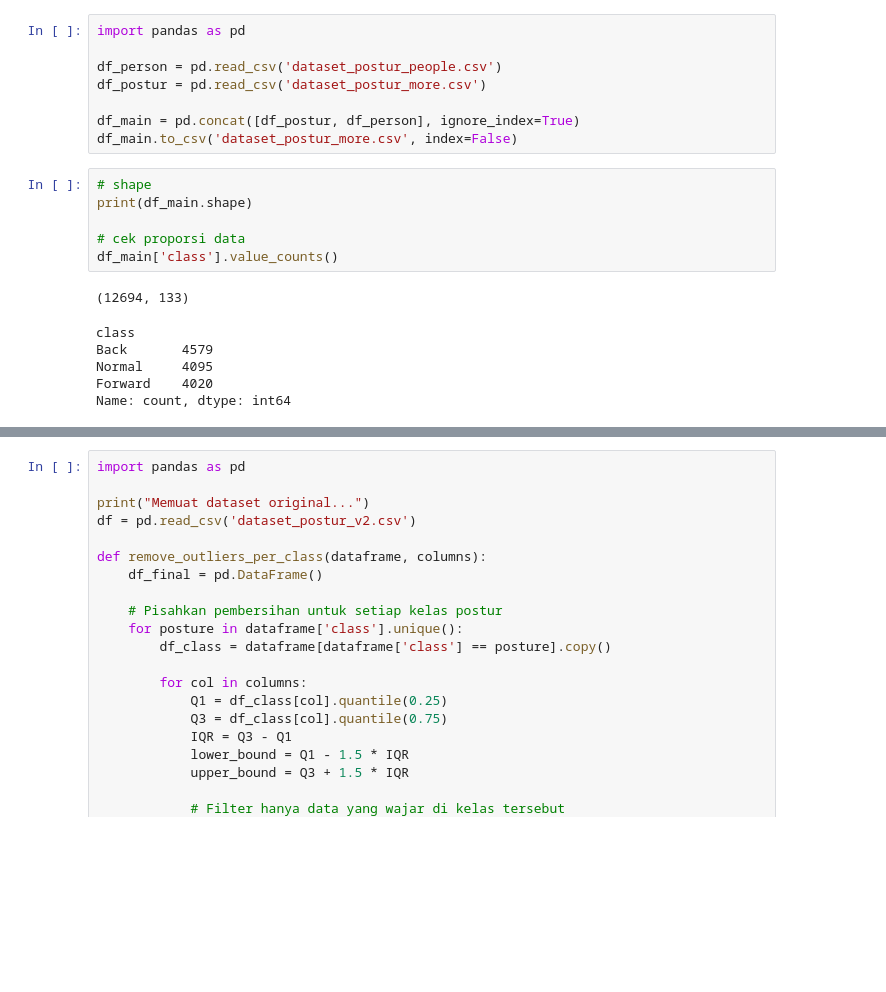
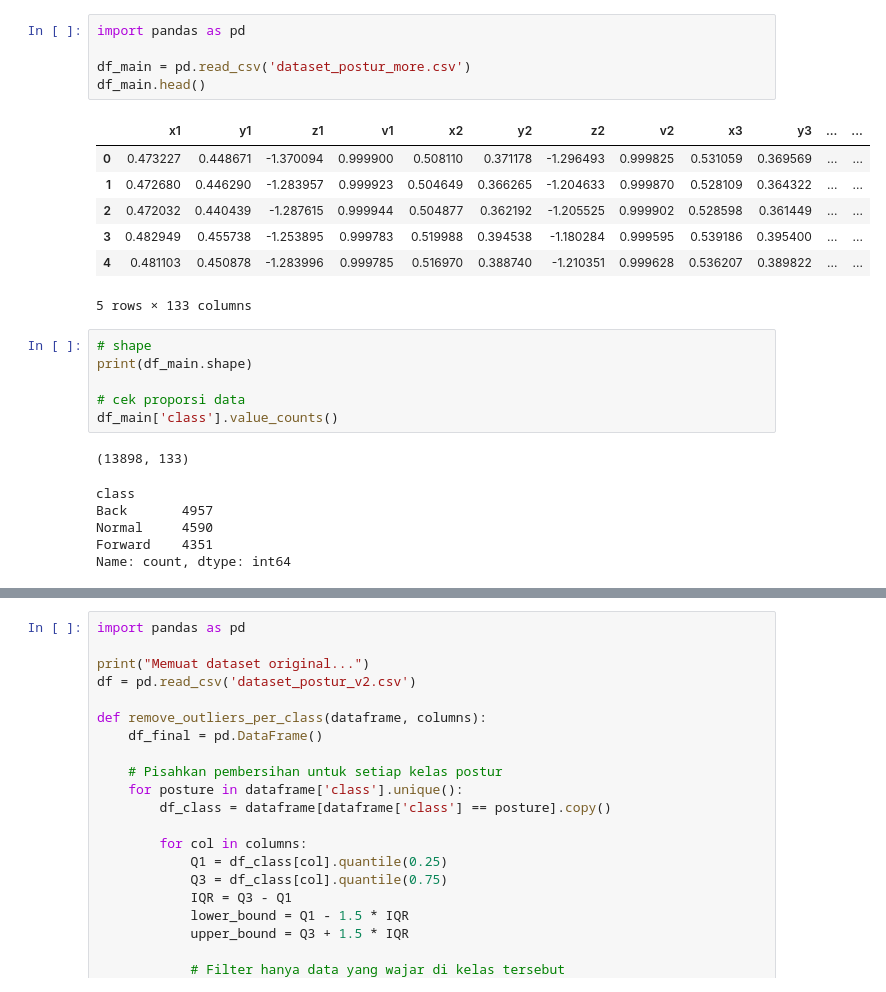
Before and after one commit to JasonNicholas07/posture-detection, a Jupyter notebook: eda_posture.ipynb, the cells around one changed output, grey strips where cells are left out. Drawn from its saved outputs; the diff is of its cells as text; blank space fills up the shorter version.

```diff
--- a/eda_posture.ipynb
+++ b/eda_posture.ipynb
@@ -8,11 +8,16 @@ import seaborn as sns
 # %%
 import pandas as pd
 
-df_person = pd.read_csv('dataset_postur_people.csv')
-df_postur = pd.read_csv('dataset_postur_more.csv')
-
-df_main = pd.concat([df_postur, df_person], ignore_index=True)
-df_main.to_csv('dataset_postur_more.csv', index=False)
+df_main = pd.read_csv('dataset_postur_more.csv')
+df_main.head()
+# %% [output]
+|  | x1 | y1 | z1 | v1 | x2 | y2 | z2 | v2 | x3 | y3 | ... | ... |
+| 0 | 0.473227 | 0.448671 | -1.370094 | 0.999900 | 0.508110 | 0.371178 | -1.296493 | 0.999825 | 0.531059 | 0.369569 | ... | ... |
+| 1 | 0.472680 | 0.446290 | -1.283957 | 0.999923 | 0.504649 | 0.366265 | -1.204633 | 0.999870 | 0.528109 | 0.364322 | ... | ... |
+| 2 | 0.472032 | 0.440439 | -1.287615 | 0.999944 | 0.504877 | 0.362192 | -1.205525 | 0.999902 | 0.528598 | 0.361449 | ... | ... |
+| 3 | 0.482949 | 0.455738 | -1.253895 | 0.999783 | 0.519988 | 0.394538 | -1.180284 | 0.999595 | 0.539186 | 0.395400 | ... | ... |
+| 4 | 0.481103 | 0.450878 | -1.283996 | 0.999785 | 0.516970 | 0.388740 | -1.210351 | 0.999628 | 0.536207 | 0.389822 | ... | ... |
+5 rows × 133 columns
 # %%
 # shape
 print(df_main.shape)
@@ -20,11 +25,11 @@ print(df_main.shape)
 # cek proporsi data
 df_main['class'].value_counts()
 # %% [output]
-(12694, 133)
+(13898, 133)
 class
-Back       4579
-Normal     4095
-Forward    4020
+Back       4957
+Normal     4590
+Forward    4351
 Name: count, dtype: int64
 # %%
 import matplotlib.pyplot as plt
```
Also changed, not shown: parts of 4 cells of this notebook.
